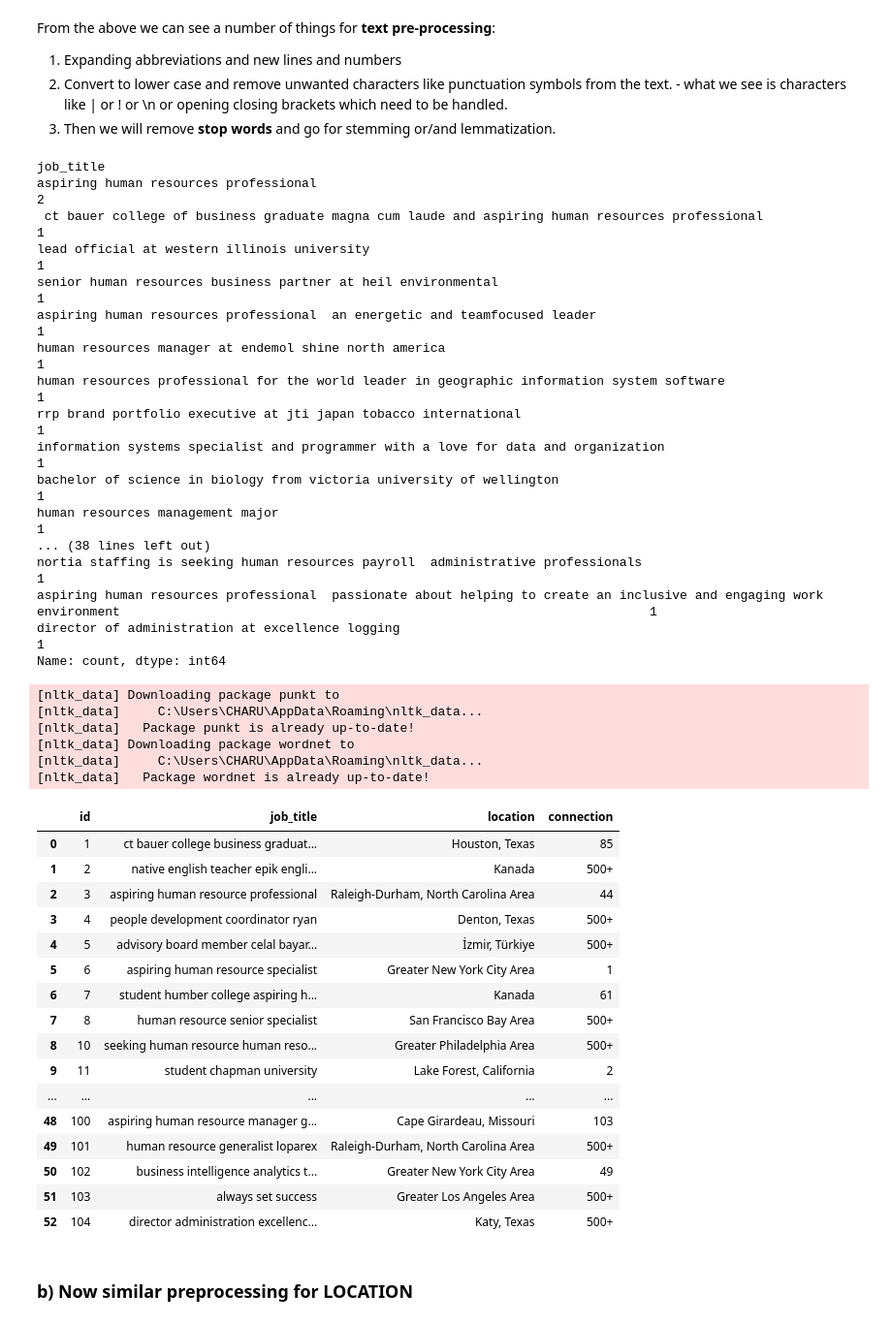
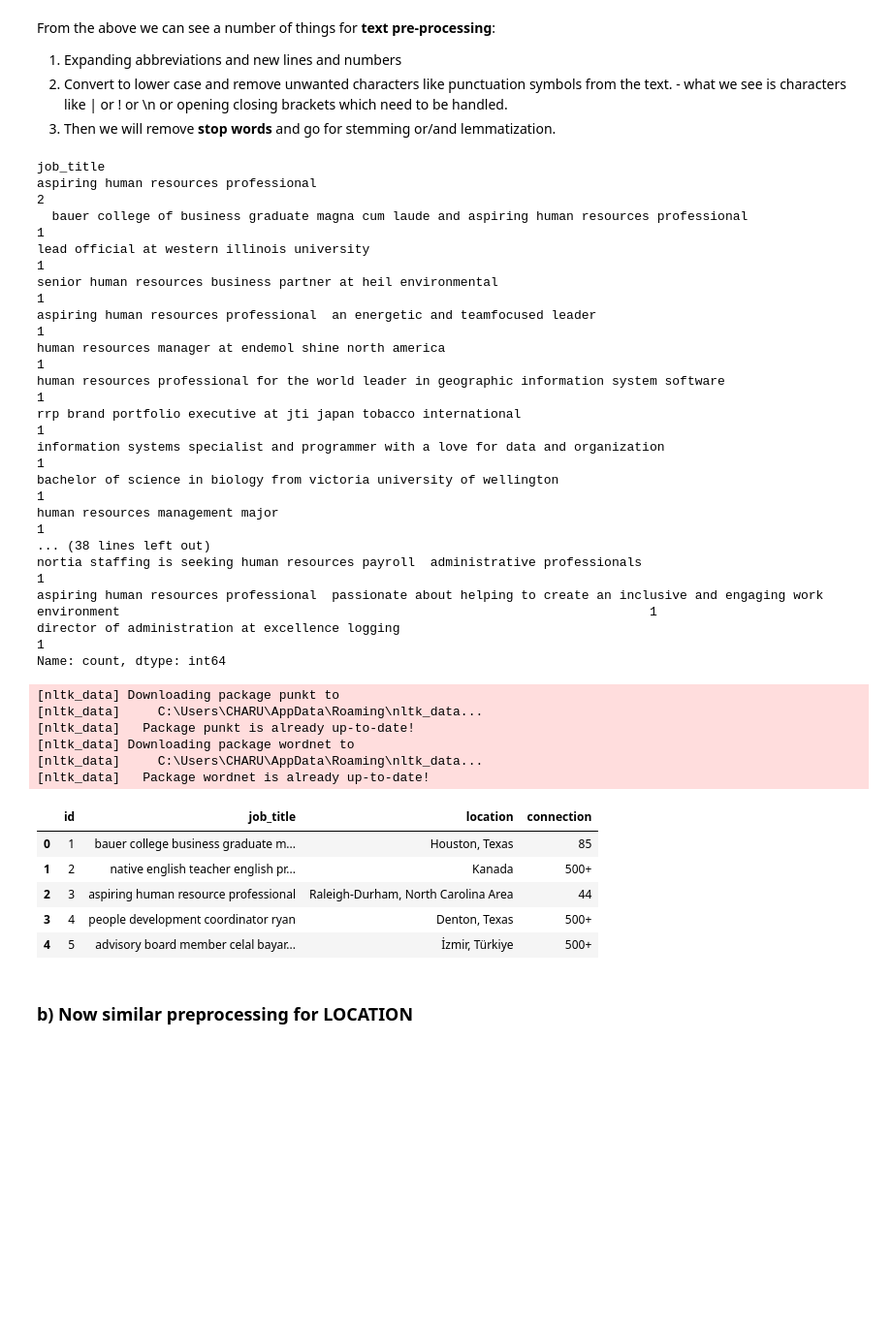
Before and after one commit to Charu21/JyltHfGSAETLOOVj, a Jupyter notebook: PotentialTalents.ipynb, the cells around one changed output. Shown at 97% size. Saved outputs shown, nothing was run; the diff lists cells and outputs as text; code cells hidden in the pictures; blank space fills up the shorter version.

```diff
--- a/PotentialTalents.ipynb
+++ b/PotentialTalents.ipynb
@@ -150,6 +150,7 @@ df.replace({'job_title' : { 'HR' : 'human resources', 'GIS': 'geographic informa
                            'CHRO' : 'chief human resources officer', 'SVP' : 'senior vice president',
                            'CSR' : 'corporate social responsibility', 'GPHR' : 'global professional in human resources',
                            'SPHR' : 'strategic and policy-making certification', 'HRIS' : 'human resources management system',
+                           'C.T.' : '', 'EPIK': 'english program in korea',
                            '\n': '', '\w*\d\w*': ''
     }}, regex=True, inplace=True)
 # %%
@@ -162,7 +163,7 @@ df['job_title'].value_counts()
 # %% [output]
 job_title
 aspiring human resources professional                                                                                                                                                     2
- ct bauer college of business graduate magna cum laude and aspiring human resources professional                                                                                          1
+  bauer college of business graduate magna cum laude and aspiring human resources professional                                                                                            1
 lead official at western illinois university                                                                                                                                              1
 senior human resources business partner at heil environmental                                                                                                                             1
 aspiring human resources professional  an energetic and teamfocused leader                                                                                                                1
@@ -205,25 +206,14 @@ preprocess_text(df, 'job_title')
 [nltk_data]     C:\Users\CHARU\AppData\Roaming\nltk_data...
 [nltk_data]   Package wordnet is already up-to-date!
 # %%
-df
+df.head()
 # %% [output]
 |  | id | job_title | location | connection |
-| 0 | 1 | ct bauer college business graduat... | Houston, Texas | 85 |
-| 1 | 2 | native english teacher epik engli... | Kanada | 500+ |
+| 0 | 1 | bauer college business graduate m... | Houston, Texas | 85 |
+| 1 | 2 | native english teacher english pr... | Kanada | 500+ |
 | 2 | 3 | aspiring human resource professional | Raleigh-Durham, North Carolina Area | 44 |
 | 3 | 4 | people development coordinator ryan | Denton, Texas | 500+ |
 | 4 | 5 | advisory board member celal bayar... | İzmir, Türkiye | 500+ |
-| 5 | 6 | aspiring human resource specialist | Greater New York City Area | 1 |
-| 6 | 7 | student humber college aspiring h... | Kanada | 61 |
-| 7 | 8 | human resource senior specialist | San Francisco Bay Area | 500+ |
-| 8 | 10 | seeking human resource human reso... | Greater Philadelphia Area | 500+ |
-| 9 | 11 | student chapman university | Lake Forest, California | 2 |
-| ... | ... | ... | ... | ... |
-| 48 | 100 | aspiring human resource manager g... | Cape Girardeau, Missouri | 103 |
-| 49 | 101 | human resource generalist loparex | Raleigh-Durham, North Carolina Area | 500+ |
-| 50 | 102 | business intelligence analytics t... | Greater New York City Area | 49 |
-| 51 | 103 | always set success | Greater Los Angeles Area | 500+ |
-| 52 | 104 | director administration excellenc... | Katy, Texas | 500+ |
 # %% [markdown]
 ### b) Now similar preprocessing for LOCATION
 # %%
```
Also changed, not shown: parts of 99 cells of this notebook.
